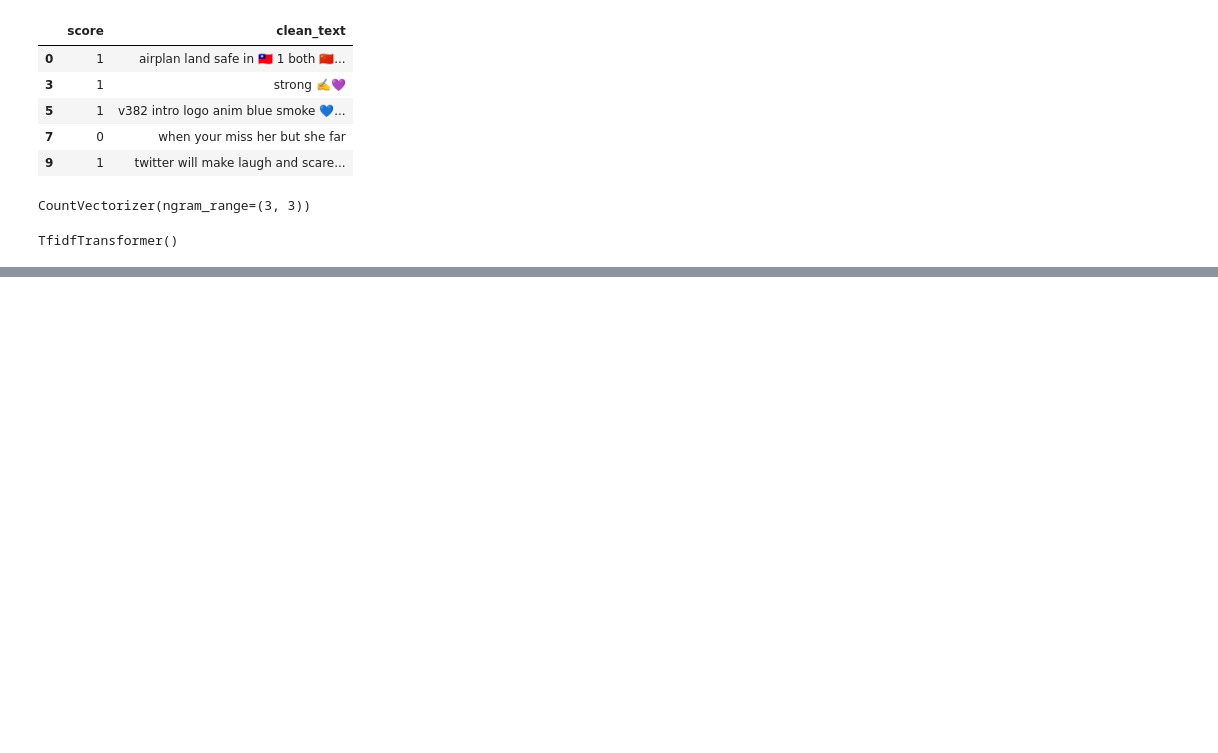
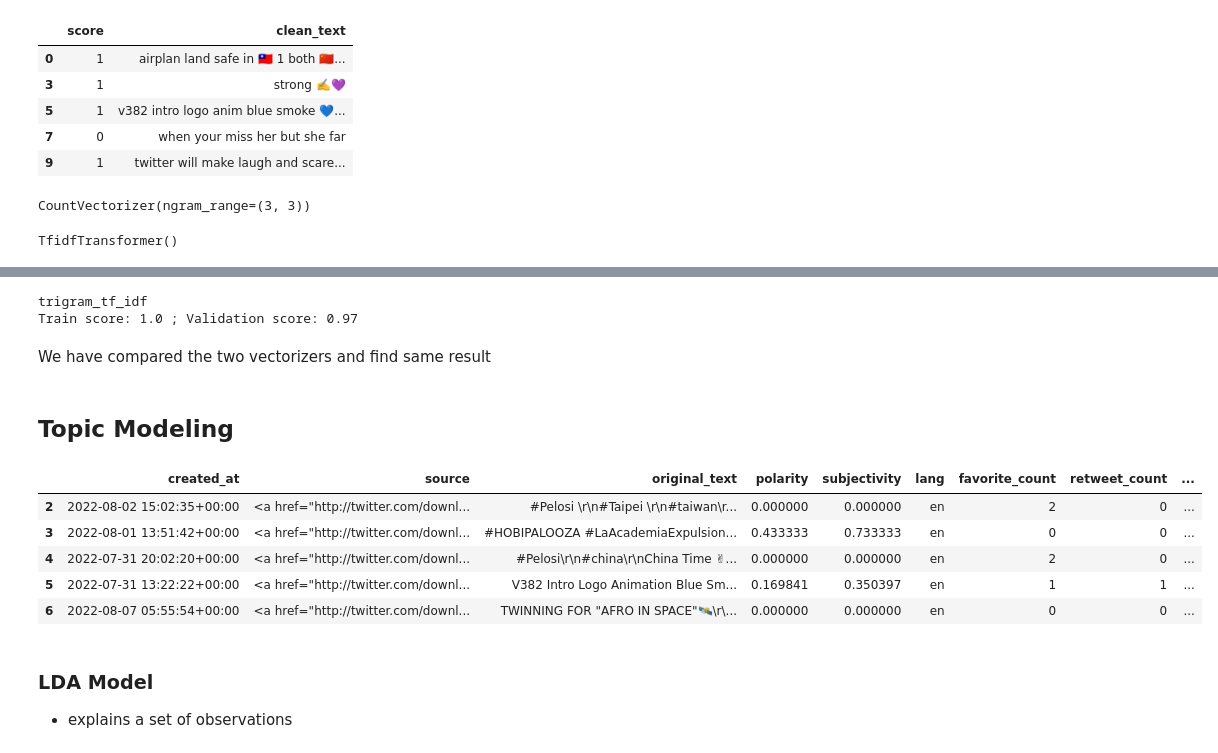
Before and after one commit to Nathnael12/Twitter-Data-Analysis, a Jupyter notebook: notebooks/model.ipynb, the cells around one changed output, grey strips where cells are left out. Cells and saved outputs as stored; diff of their text form; code cells hidden in the pictures; blank space fills up the shorter version.

Commit message:
add model training and  topic modeling

```diff
--- a/notebooks/model.ipynb
+++ b/notebooks/model.ipynb
@@ -116,0 +136,9 @@ X_train_tf_idf = trigram_tf_idf_transformer.transform(X_trigram)
+# %%
+train_and_show_scores(X_train_tf_idf, y, title="trigram_tf_idf")
+# %% [output]
+trigram_tf_idf
+Train score: 1.0 ; Validation score: 0.97
+# %% [markdown]
+We have compared the two vectorizers and find same result
+# %% [markdown]
+## Topic Modeling
@@ -116,0 +159,24 @@ X_train_tf_idf = trigram_tf_idf_transformer.transform(X_trigram)
+# %%
+
+class LoadData:
+  def __init__(self,dir_name,file_name):
+    self.dir_name=dir_name
+    self.file_name = file_name
+
+
+  def read_csv(self):
+    os.chdir(self.dir_name)
+    tweets_df=pd.read_csv(self.file_name)
+    return tweets_df
+# %%
+DataLoader_obj= LoadData('../data/','cleaned_tweet_data.csv')
+tweets_df = DataLoader_obj.read_csv()
+tweets_df=tweets_df.dropna()
+tweets_df.head()
+# %% [output]
+|  | created_at | source | original_text | polarity | subjectivity | lang | favorite_count | retweet_count | ... |
+| 2 | 2022-08-02 15:02:35+00:00 | <a href="http://twitter.com/downl... | #Pelosi \r\n#Taipei \r\n#taiwan\r... | 0.000000 | 0.000000 | en | 2 | 0 | ... |
+| 3 | 2022-08-01 13:51:42+00:00 | <a href="http://twitter.com/downl... | #HOBIPALOOZA #LaAcademiaExpulsion... | 0.433333 | 0.733333 | en | 0 | 0 | ... |
+| 4 | 2022-07-31 20:02:20+00:00 | <a href="http://twitter.com/downl... | #Pelosi\r\n#china\r\nChina Time ✌... | 0.000000 | 0.000000 | en | 2 | 0 | ... |
+| 5 | 2022-07-31 13:22:22+00:00 | <a href="http://twitter.com/downl... | V382 Intro Logo Animation Blue Sm... | 0.169841 | 0.350397 | en | 1 | 1 | ... |
+| 6 | 2022-08-07 05:55:54+00:00 | <a href="http://twitter.com/downl... | TWINNING FOR "AFRO IN SPACE"🛰️\r\... | 0.000000 | 0.000000 | en | 0 | 0 | ... |
@@ -116,0 +212,3 @@ X_train_tf_idf = trigram_tf_idf_transformer.transform(X_trigram)
+# %% [markdown]
+### LDA Model
+- explains a set of observations
```
Also changed, not shown: parts of 12 cells of this notebook.
